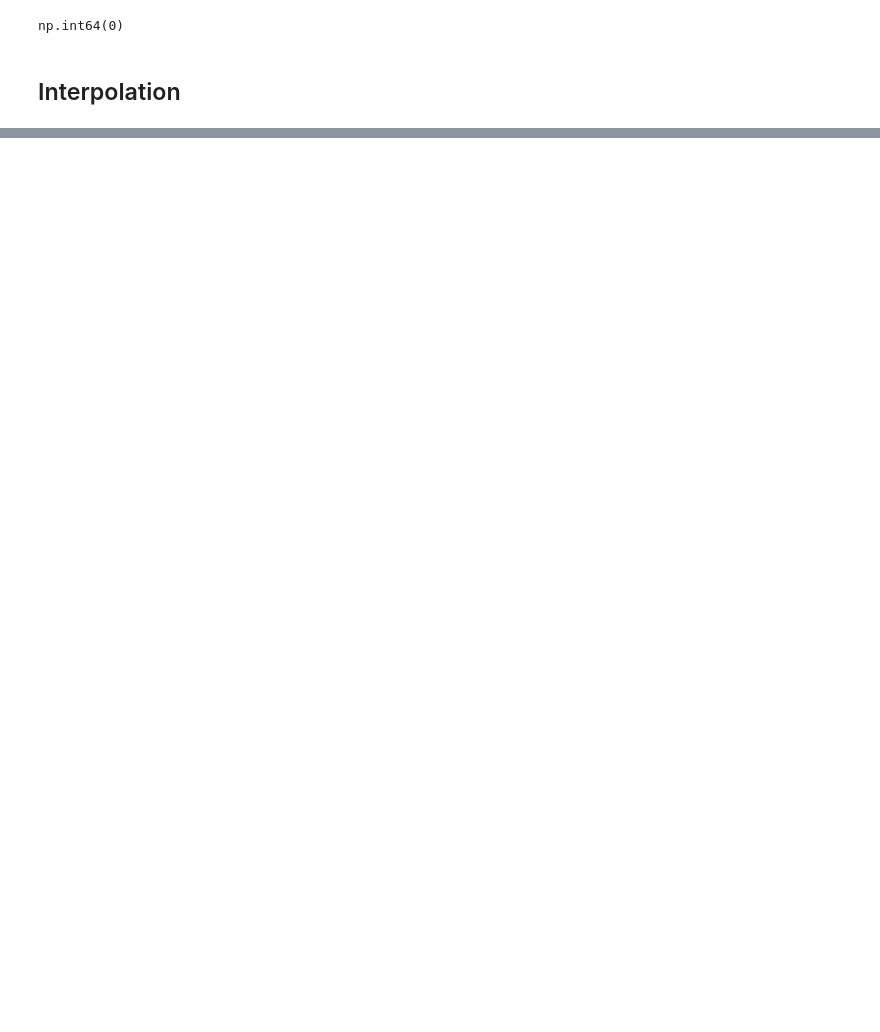
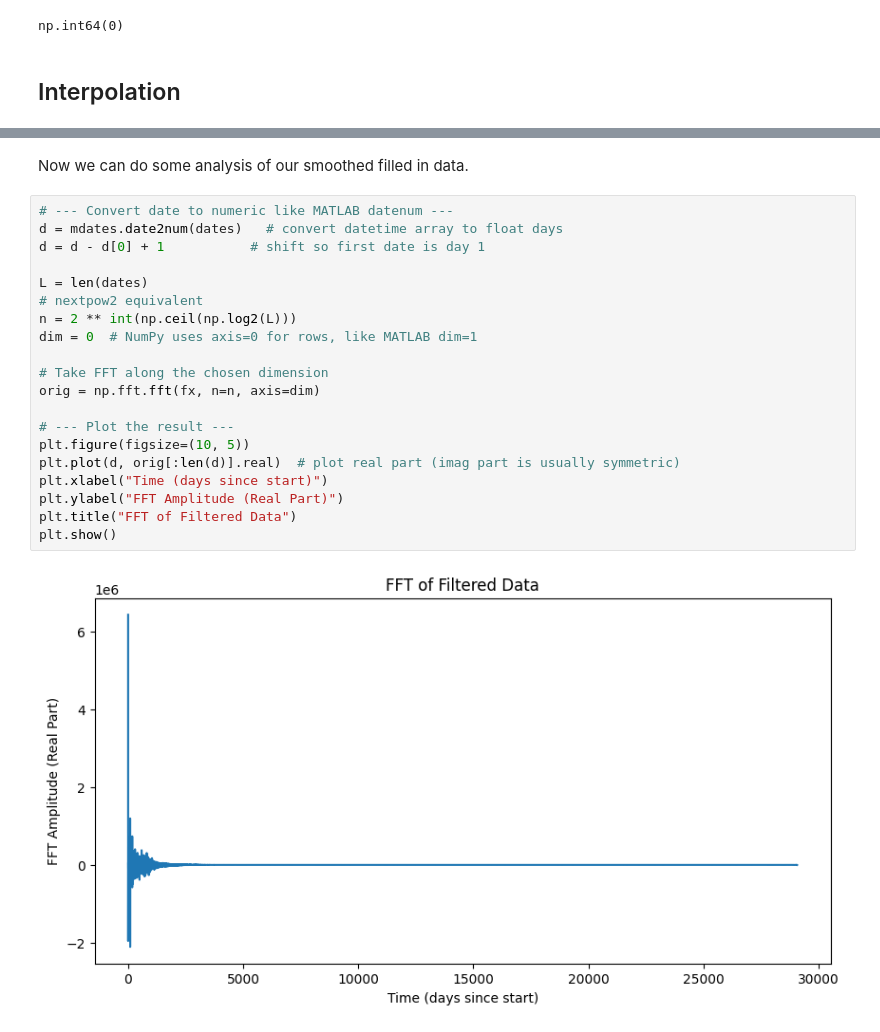
Before and after one commit to tgstone/sio-math-workshop, a Jupyter notebook: docs/source/day2/data_workshop2.ipynb, the cells around one changed output, grey strips where cells are left out. Saved outputs shown, nothing was run; the diff lists cells and outputs as text; blank space fills up the shorter version.

```diff
--- a/docs/source/day2/data_workshop2.ipynb
+++ b/docs/source/day2/data_workshop2.ipynb
@@ -483,0 +572,24 @@ plt.show()
+# %% [markdown]
+Now we can do some analysis of our smoothed filled in data.
+# %%
+# --- Convert date to numeric like MATLAB datenum ---
+d = mdates.date2num(dates)   # convert datetime array to float days
+d = d - d[0] + 1           # shift so first date is day 1
+
+L = len(dates)
+# nextpow2 equivalent
+n = 2 ** int(np.ceil(np.log2(L)))
+dim = 0  # NumPy uses axis=0 for rows, like MATLAB dim=1
+
+# Take FFT along the chosen dimension
+orig = np.fft.fft(fx, n=n, axis=dim)
+
+# --- Plot the result ---
+plt.figure(figsize=(10, 5))
+plt.plot(d, orig[:len(d)].real)  # plot real part (imag part is usually symmetric)
+plt.xlabel("Time (days since start)")
+plt.ylabel("FFT Amplitude (Real Part)")
+plt.title("FFT of Filtered Data")
+plt.show()
+# %% [output]
+[figure, added]
```
Also changed, not shown: parts of 9 cells of this notebook.
